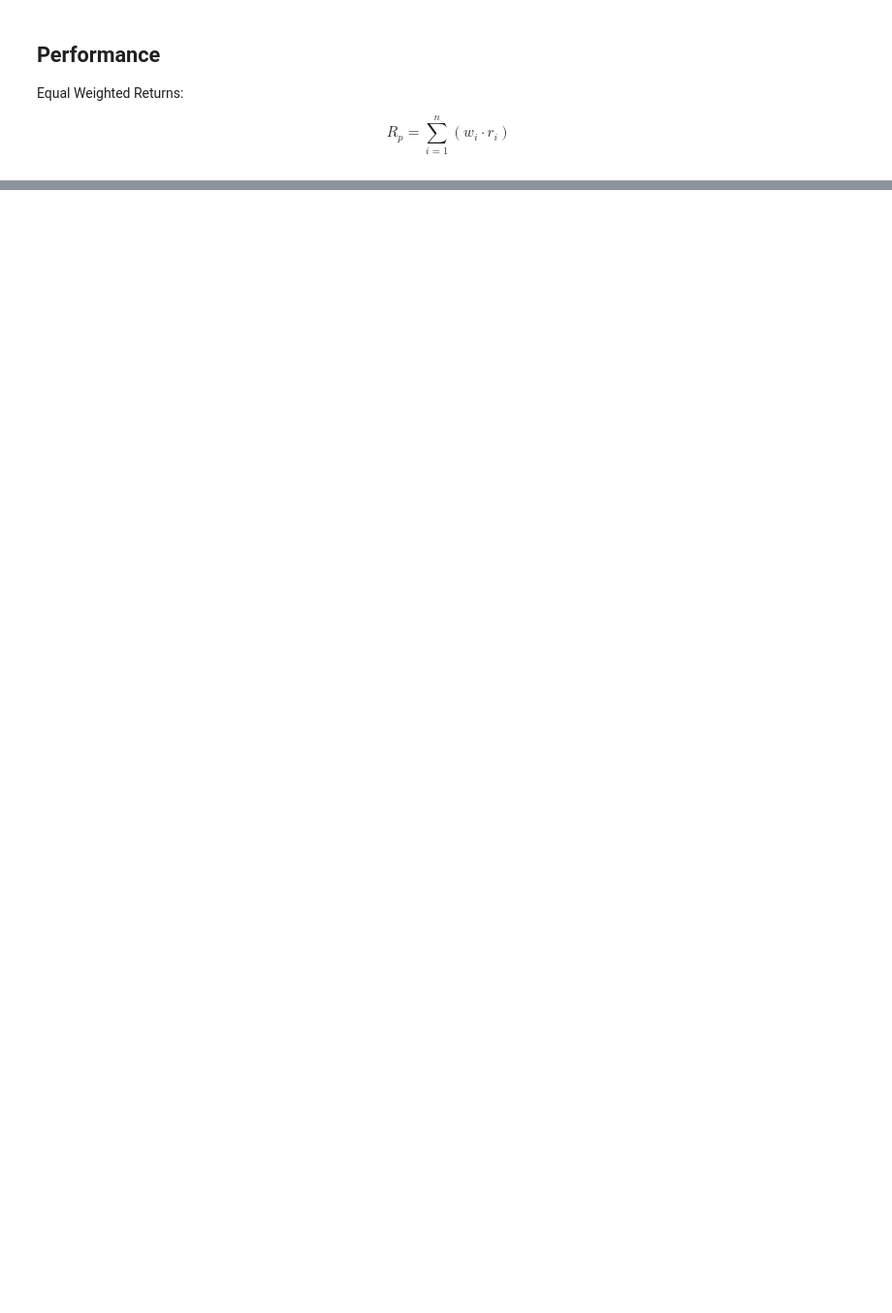
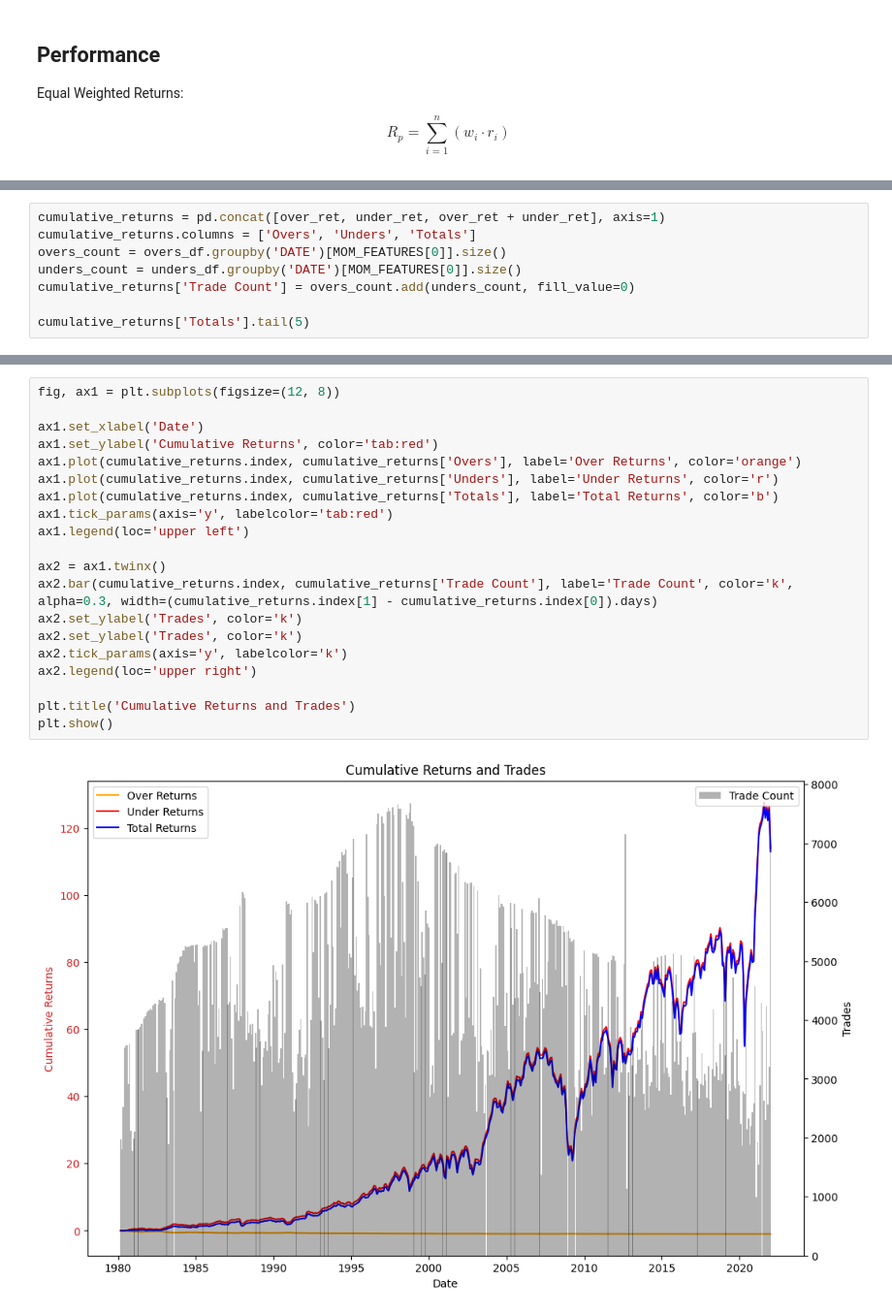
Before and after one commit to adamd1985/pairs_trading_unsupervised_learning, a Jupyter notebook: pairs_unsupervised.ipynb, the cells around one changed output, grey strips where cells are left out. Shown: that part at 97% size. Cells and saved outputs as stored; diff of their text form; blank space fills up the shorter version.

```diff
--- a/pairs_unsupervised.ipynb
+++ b/pairs_unsupervised.ipynb
@@ -694,0 +682,8 @@ Name: mom1m, dtype: float64
+# %%
+cumulative_returns = pd.concat([over_ret, under_ret, over_ret + under_ret], axis=1)
+cumulative_returns.columns = ['Overs', 'Unders', 'Totals']
+overs_count = overs_df.groupby('DATE')[MOM_FEATURES[0]].size()
+unders_count = unders_df.groupby('DATE')[MOM_FEATURES[0]].size()
+cumulative_returns['Trade Count'] = overs_count.add(unders_count, fill_value=0)
+
+cumulative_returns['Totals'].tail(5)
@@ -704,0 +708,22 @@ Name: mom1m, dtype: float64
+# %%
+fig, ax1 = plt.subplots(figsize=(12, 8))
+
+ax1.set_xlabel('Date')
+ax1.set_ylabel('Cumulative Returns', color='tab:red')
+ax1.plot(cumulative_returns.index, cumulative_returns['Overs'], label='Over Returns', color='orange')
+ax1.plot(cumulative_returns.index, cumulative_returns['Unders'], label='Under Returns', color='r')
+ax1.plot(cumulative_returns.index, cumulative_returns['Totals'], label='Total Returns', color='b')
+ax1.tick_params(axis='y', labelcolor='tab:red')
+ax1.legend(loc='upper left')
+
+ax2 = ax1.twinx()
+ax2.bar(cumulative_returns.index, cumulative_returns['Trade Count'], label='Trade Count', color='k', alpha=0.3, width=(cumulative_returns.index[1] - cumulative_returns.index[0]).days)
+ax2.set_ylabel('Trades', color='k')
+ax2.set_ylabel('Trades', color='k')
+ax2.tick_params(axis='y', labelcolor='k')
+ax2.legend(loc='upper right')
+
+plt.title('Cumulative Returns and Trades')
+plt.show()
+# %% [output]
+[figure, added]
```
Also changed, not shown: parts of 20 cells of this notebook, 3 other files.
